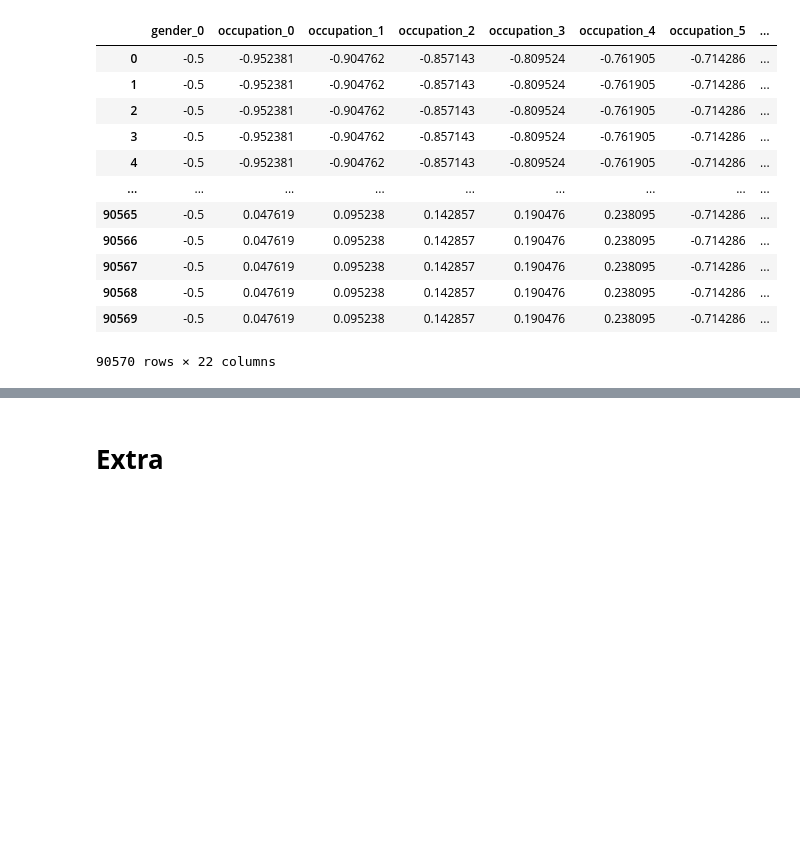
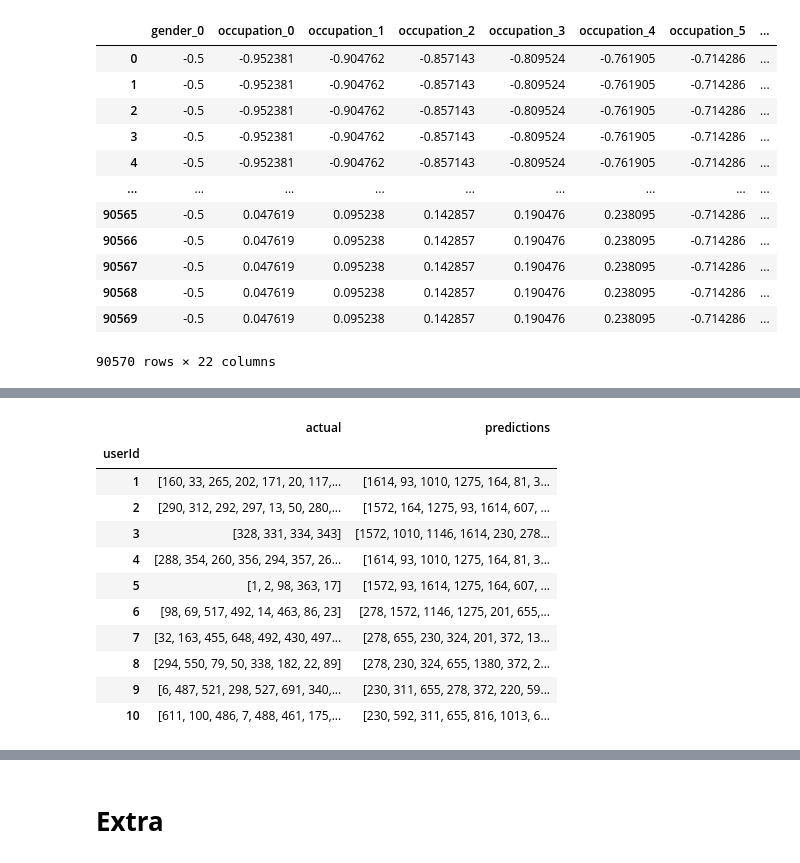
Before and after one commit to EeYeoKeat/Recommendation-System-Algorithms-in-Python, a Jupyter notebook: Movies_Recommendation/TF2_DQN_RecSys.ipynb, the cells around one changed output, grey strips where cells are left out. Saved outputs shown, nothing was run; the diff lists cells and outputs as text; code cells hidden in the pictures; blank space fills up the shorter version.

```diff
--- a/Movies_Recommendation/TF2_DQN_RecSys.ipynb
+++ b/Movies_Recommendation/TF2_DQN_RecSys.ipynb
@@ -646,3 +656,19 @@ Name: 943, dtype: object
+# %%
+try_test_precision = test_precision[:10]
+try_test_precision
+# %% [output]
+|  | actual | predictions |
+| userId |  |  |
+| 1 | [160, 33, 265, 202, 171, 20, 117,... | [1614, 93, 1010, 1275, 164, 81, 3... |
+| 2 | [290, 312, 292, 297, 13, 50, 280,... | [1572, 164, 1275, 93, 1614, 607, ... |
+| 3 | [328, 331, 334, 343] | [1572, 1010, 1146, 1614, 230, 278... |
+| 4 | [288, 354, 260, 356, 294, 357, 26... | [1614, 93, 1010, 1275, 164, 81, 3... |
+| 5 | [1, 2, 98, 363, 17] | [1572, 93, 1614, 1275, 164, 607, ... |
+| 6 | [98, 69, 517, 492, 14, 463, 86, 23] | [278, 1572, 1146, 1275, 201, 655,... |
+| 7 | [32, 163, 455, 648, 492, 430, 497... | [278, 655, 230, 324, 201, 372, 13... |
+| 8 | [294, 550, 79, 50, 338, 182, 22, 89] | [278, 230, 324, 655, 1380, 372, 2... |
+| 9 | [6, 487, 521, 298, 527, 691, 340,... | [230, 311, 655, 278, 372, 220, 59... |
+| 10 | [611, 100, 486, 7, 488, 461, 175,... | [230, 592, 311, 655, 816, 1013, 6... |
 # %%
 epoch = 1000
 batch_size = 256
```
Also changed, not shown: parts of 6 cells of this notebook.
